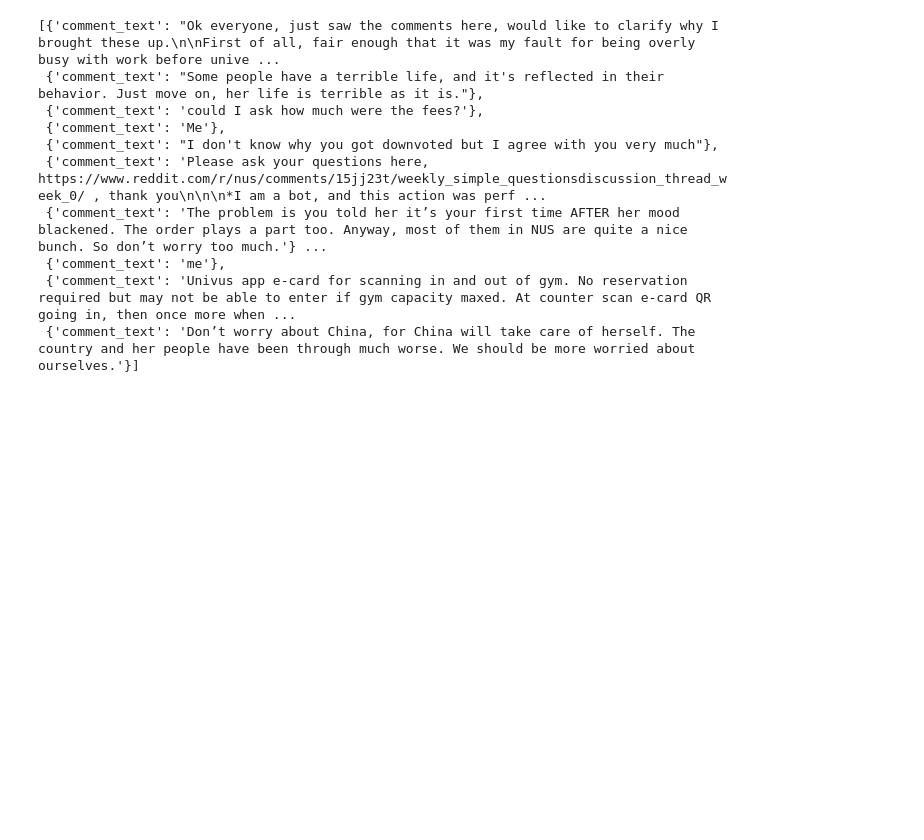
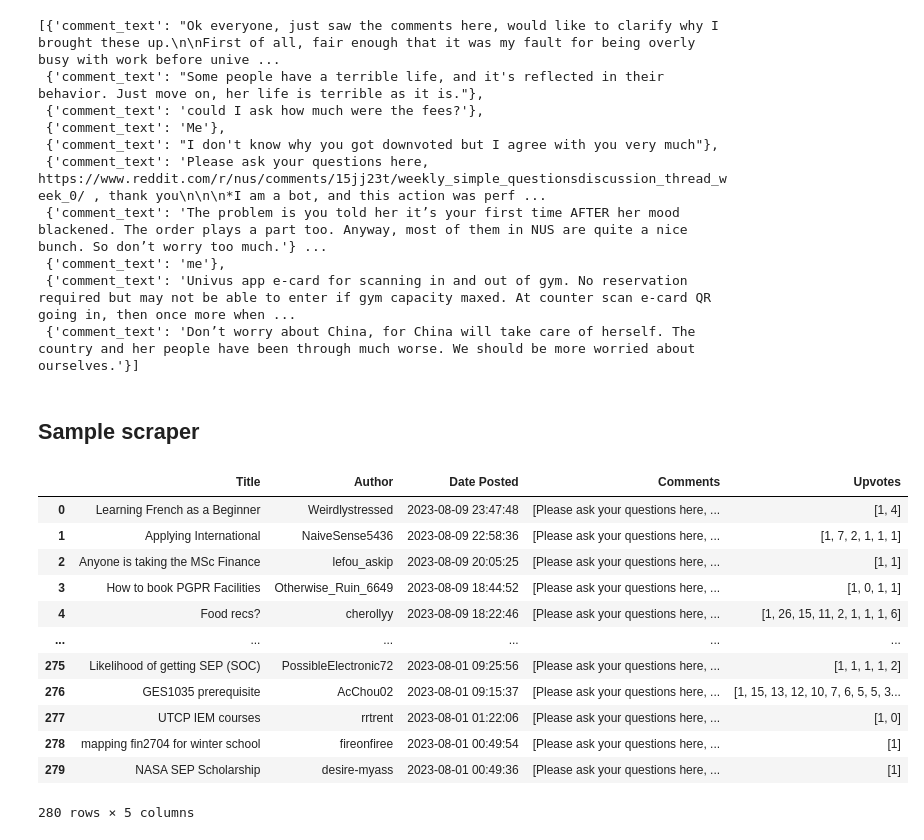
Before and after one commit to harrychangjr/dsa4199, a Jupyter notebook: scraper/reddit.ipynb, the cells around one changed output. Saved outputs shown, nothing was run; the diff lists cells and outputs as text; code cells hidden in the pictures; blank space fills up the shorter version.

Commit message:
updated scraper

```diff
--- a/scraper/reddit.ipynb
+++ b/scraper/reddit.ipynb
@@ -309,3 +305,5 @@ comment_data
  {'comment_text': 'me'},
  {'comment_text': 'Univus app e-card for scanning in and out of gym. No reservation required but may not be able to enter if gym capacity maxed. At counter scan e-card QR going in, then once more when ...
  {'comment_text': 'Don’t worry about China, for China will take care of herself. The country and her people have been through much worse. We should be more worried about ourselves.'}]
+# %% [markdown]
+## Sample scraper
@@ -311,0 +358,17 @@ comment_data
+# %%
+# Preview data
+df
+# %% [output]
+|  | Title | Author | Date Posted | Comments | Upvotes |
+| 0 | Learning French as a Beginner | Weirdlystressed | 2023-08-09 23:47:48 | [Please ask your questions here, ... | [1, 4] |
+| 1 | Applying International | NaiveSense5436 | 2023-08-09 22:58:36 | [Please ask your questions here, ... | [1, 7, 2, 1, 1, 1] |
+| 2 | Anyone is taking the MSc Finance | lefou_askip | 2023-08-09 20:05:25 | [Please ask your questions here, ... | [1, 1] |
+| 3 | How to book PGPR Facilities | Otherwise_Ruin_6649 | 2023-08-09 18:44:52 | [Please ask your questions here, ... | [1, 0, 1, 1] |
+| 4 | Food recs? | cherollyy | 2023-08-09 18:22:46 | [Please ask your questions here, ... | [1, 26, 15, 11, 2, 1, 1, 1, 6] |
+| ... | ... | ... | ... | ... | ... |
+| 275 | Likelihood of getting SEP (SOC) | PossibleElectronic72 | 2023-08-01 09:25:56 | [Please ask your questions here, ... | [1, 1, 1, 1, 2] |
+| 276 | GES1035 prerequisite | AcChou02 | 2023-08-01 09:15:37 | [Please ask your questions here, ... | [1, 15, 13, 12, 10, 7, 6, 5, 5, 3... |
+| 277 | UTCP IEM courses | rrtrent | 2023-08-01 01:22:06 | [Please ask your questions here, ... | [1, 0] |
+| 278 | mapping fin2704 for winter school | fireonfiree | 2023-08-01 00:49:54 | [Please ask your questions here, ... | [1] |
+| 279 | NASA SEP Scholarship | desire-myass | 2023-08-01 00:49:36 | [Please ask your questions here, ... | [1] |
+280 rows × 5 columns
```
Also changed, not shown: parts of 14 cells of this notebook, 2 other files.
